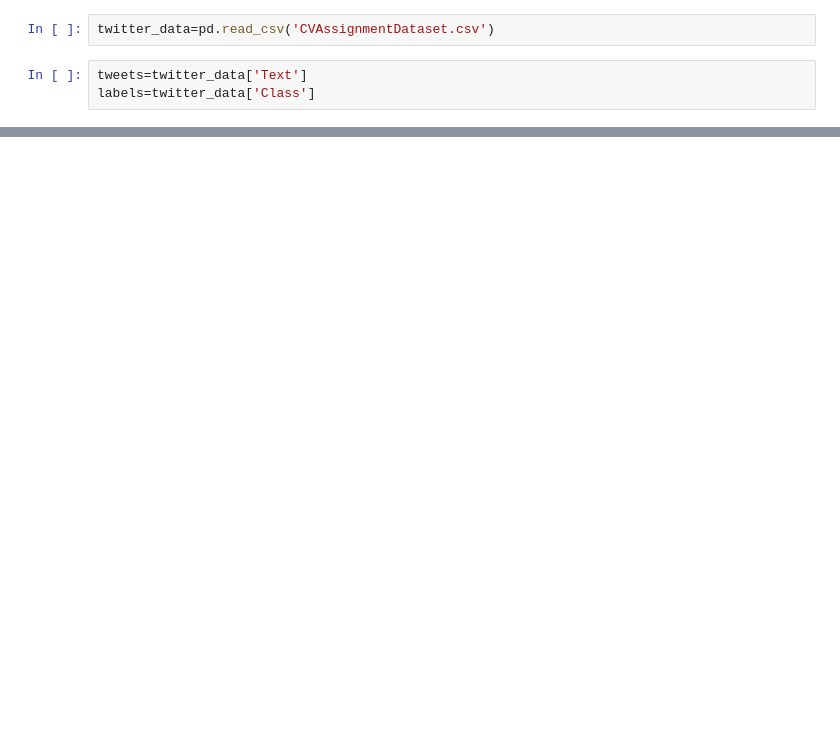
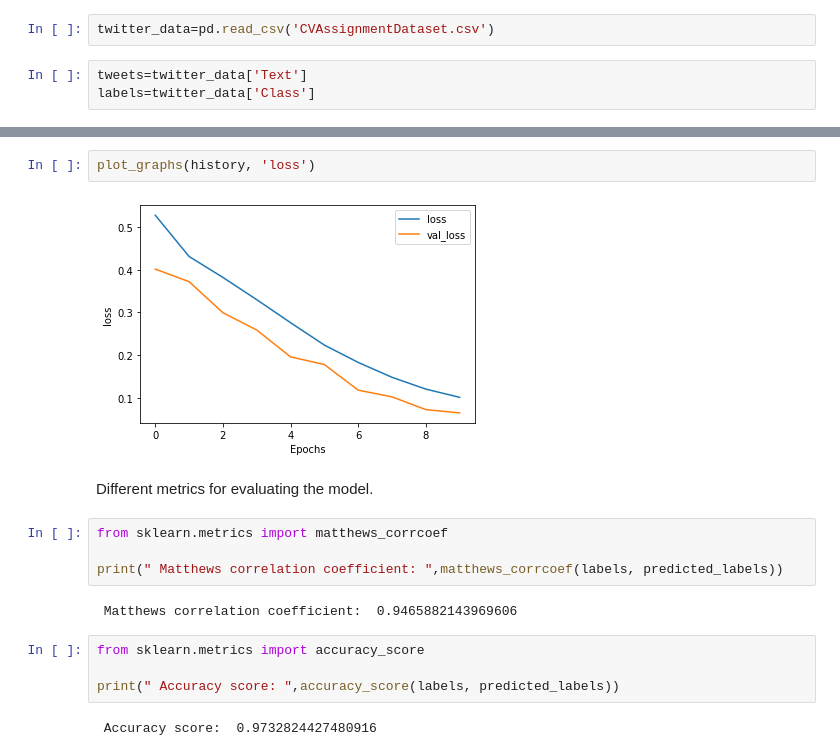
Before and after one commit to abhiwolf13/computer-vision-assignment, a Jupyter notebook: textclassification.ipynb, the cells around one changed output, grey strips where cells are left out. Drawn from its saved outputs; the diff is of its cells as text; blank space fills up the shorter version.

```diff
--- a/textclassification.ipynb
+++ b/textclassification.ipynb
@@ -131,0 +207,18 @@ _________________________________________________________________
+# %%
+plot_graphs(history, 'loss')
+# %% [output]
+[figure, added]
+# %% [markdown]
+Different metrics for evaluating the model.
+# %%
+from sklearn.metrics import matthews_corrcoef
+
+print(" Matthews correlation coefficient: ",matthews_corrcoef(labels, predicted_labels))
+# %% [output]
+ Matthews correlation coefficient:  0.9465882143969606
+# %%
+from sklearn.metrics import accuracy_score
+
+print(" Accuracy score: ",accuracy_score(labels, predicted_labels))
+# %% [output]
+ Accuracy score:  0.9732824427480916
```
Also changed, not shown: parts of 33 cells of this notebook.
